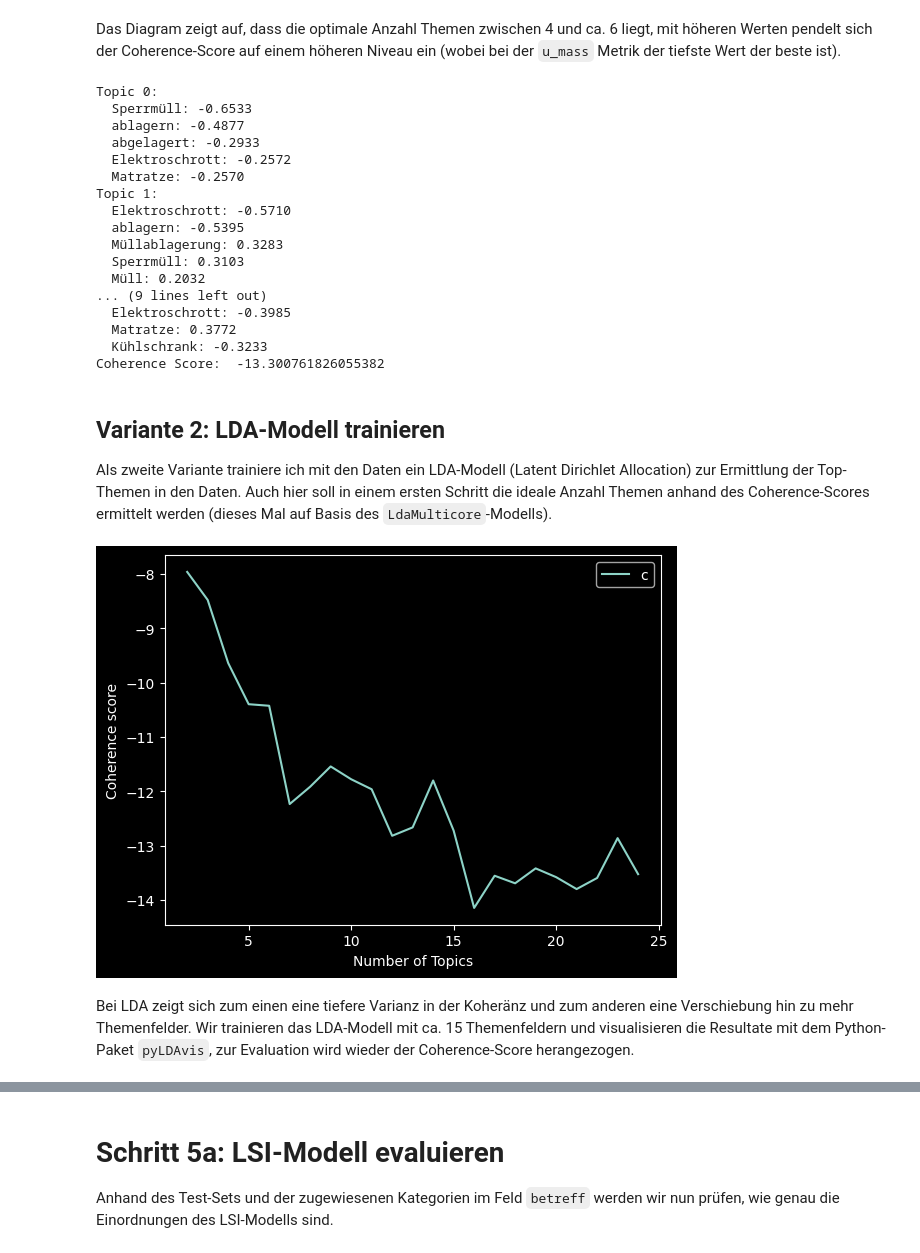
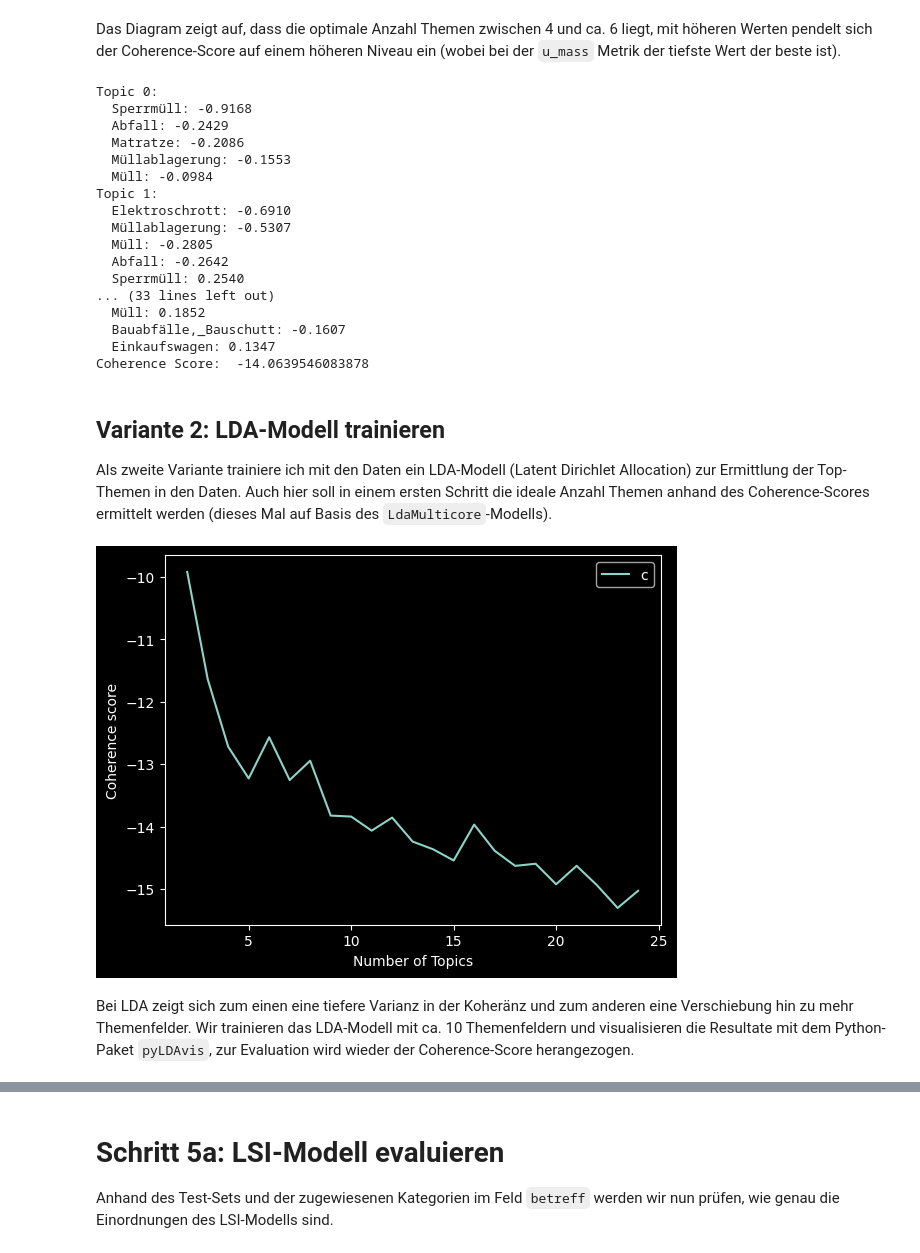
Before and after one commit to schaermu/DLBDSEDE02-Notebook, a Jupyter notebook: src/aufgabe1.ipynb, the cells around one changed output, grey strips where cells are left out. Cells and saved outputs as stored; diff of their text form; code cells hidden in the pictures.

```diff
--- a/src/aufgabe1.ipynb
+++ b/src/aufgabe1.ipynb
@@ -90,0 +94,6 @@ dataset.head(10)
+# %%
+import matplotlib.pyplot as plt
+import numpy as np
+
+dataset["length"] = dataset.sachverhalt.astype(str).apply(len)
+dataset.hist(column="length", bins=100, range=(1, 200))
@@ -136,7 +160,7 @@ def get_cleaned_data(df: pd.DataFrame, nlp: spacy.language.Language, use_bigrams
 def run_text_pipeline(df: pd.DataFrame, nlp: spacy.language.Language, use_bigrams=True, prepend_betreff=False):
     tidy_df = get_cleaned_data(df, nlp, use_bigrams=use_bigrams, prepend_betreff=prepend_betreff)
 
-    return (
+    return pd.DataFrame(
         tidy_df.loc[
             # remove short tokens
             tidy_df.lemma.apply(lambda x: len(x) > 2)
@@ -145,8 +169,8 @@ def run_text_pipeline(df: pd.DataFrame, nlp: spacy.language.Language, use_bigram
             & ~tidy_df.is_punct
             & ~tidy_df.is_digit
             # filter numerics
-            & tidy_df.pos.apply(lambda x: x != "NUM")
-            # & tidy_df.pos.apply(lambda x: x == "NOUN")
+            # & tidy_df.pos.apply(lambda x: x != "NUM")
+            & tidy_df.pos.apply(lambda x: x == "NOUN")
         ]
         .groupby(["msg_id"])
         .agg(lambda x: x.values.tolist())
@@ -178,5 +202,7 @@ for sw in ["None", "wöchentliche_Regelmeldung", "Wöchentliche_Regelmeldung", "
 training_set = run_text_pipeline(train_data, nlp, prepend_betreff=True)
 test_set = run_text_pipeline(test_data, nlp, prepend_betreff=True)
 
-training_set.head(20)
+training_set["count"] = training_set['lemma'].apply(len)
+test_set["count"] = test_set['lemma'].apply(len)
+training_set.hist(column="count", bins=50, range=(1, 50))
 # %% [output]
@@ -239,16 +261,16 @@ Zuerst werde ich versuchen, die optimale Anzahl Themenfelder anhand eines Diagra
 import gensim
 
 # use TF-IDF corpus to train LSI model
-lsa_dict = gensim.corpora.Dictionary(training_set.values)
+lsa_dict = gensim.corpora.Dictionary(training_set.lemma)
 lsa_tfidf = TfidfModel(dictionary=lsa_dict, smartirs='ntc')
-lsa_corpus = [lsa_tfidf[lsa_dict.doc2bow(doc)] for doc in training_set.values]
+lsa_corpus = [lsa_tfidf[lsa_dict.doc2bow(doc)] for doc in training_set.lemma]
 
 start, stop, step = 2, 25, 1
 
 _, coherence_values = compute_coherence_values(
     dict=lsa_dict,
     corpus=lsa_corpus,
-    training_set=training_set.values,
+    training_set=training_set.lemma,
     model_type="lsi",
     coherence="u_mass",
     start=start, stop=stop, step=step
@@ -259,7 +281,7 @@ plot_coherence_graph(coherence_values, start, stop, step)
 # %% [markdown]
 Das Diagram zeigt auf, dass die optimale Anzahl Themen zwischen 4 und ca. 6 liegt, mit höheren Werten pendelt sich der Coherence-Score auf einem höheren Niveau ein (wobei bei der `u_mass` Metrik der tiefste Wert der beste ist).
 # %%
-num_topics = 4
+num_topics = 8
 
 lsi_model = LsiModel(lsa_corpus, num_topics=num_topics, id2word=lsa_dict)
 topics = get_specific_topics(lsi_model)
@@ -277,46 +299,46 @@ coherence_lsa = coherence_model_lsa.get_coherence()
 print("Coherence Score: ", coherence_lsa)
 # %% [output]
 Topic 0:
-  Sperrmüll: -0.6533
-  ablagern: -0.4877
-  abgelagert: -0.2933
-  Elektroschrott: -0.2572
-  Matratze: -0.2570
+  Sperrmüll: -0.9168
+  Abfall: -0.2429
+  Matratze: -0.2086
+  Müllablagerung: -0.1553
+  Müll: -0.0984
 Topic 1:
-  Elektroschrott: -0.5710
-  ablagern: -0.5395
-  Müllablagerung: 0.3283
-  Sperrmüll: 0.3103
-  Müll: 0.2032
-... (9 lines left out)
-  Elektroschrott: -0.3985
-  Matratze: 0.3772
-  Kühlschrank: -0.3233
-Coherence Score:  -13.300761826055382
+  Elektroschrott: -0.6910
+  Müllablagerung: -0.5307
+  Müll: -0.2805
+  Abfall: -0.2642
+  Sperrmüll: 0.2540
+... (33 lines left out)
+  Müll: 0.1852
+  Bauabfälle,_Bauschutt: -0.1607
+  Einkaufswagen: 0.1347
+Coherence Score:  -14.0639546083878
 # %% [markdown]
 ## Variante 2: LDA-Modell trainieren
 Als zweite Variante trainiere ich mit den Daten ein LDA-Modell (Latent Dirichlet Allocation) zur Ermittlung der Top-Themen in den Daten. Auch hier soll in einem ersten Schritt die ideale Anzahl Themen anhand des Coherence-Scores ermittelt werden (dieses Mal auf Basis des `LdaMulticore`-Modells).
 # %%
 import gensim
 
-lda_dict = gensim.corpora.Dictionary(training_set.values)
+lda_dict = gensim.corpora.Dictionary(training_set.lemma)
 lda_tfidf = TfidfModel(dictionary=lsa_dict, smartirs='ntc')
-lda_corpus = [lda_tfidf[lda_dict.doc2bow(doc)] for doc in training_set.values]
+lda_corpus = [lda_tfidf[lda_dict.doc2bow(doc)] for doc in training_set.lemma]
 
 start, stop, step = 2, 25, 1
 _, coherence_values = compute_coherence_values(
     dict=lda_dict,
     corpus=lda_corpus,
     model_type="lda",
     training_set=training_set,
     coherence="u_mass",
     start=start, stop=stop, step=step
 )
 plot_coherence_graph(coherence_values, start, stop, step)
 # %% [output]
-[figure, old version]
+[figure, new version]
 # %% [markdown]
-Bei LDA zeigt sich zum einen eine tiefere Varianz in der Koheränz und zum anderen eine Verschiebung hin zu mehr Themenfelder. Wir trainieren das LDA-Modell mit ca. 15 Themenfeldern und visualisieren die Resultate mit dem Python-Paket `pyLDAvis`, zur Evaluation wird wieder der Coherence-Score herangezogen.
+Bei LDA zeigt sich zum einen eine tiefere Varianz in der Koheränz und zum anderen eine Verschiebung hin zu mehr Themenfelder. Wir trainieren das LDA-Modell mit ca. 10 Themenfeldern und visualisieren die Resultate mit dem Python-Paket `pyLDAvis`, zur Evaluation wird wieder der Coherence-Score herangezogen.
 # %%
 from gensim.models import CoherenceModel, LdaMulticore
 import pyLDAvis.gensim_models
```
Also changed, not shown: parts of 14 cells of this notebook, 1 other file.
